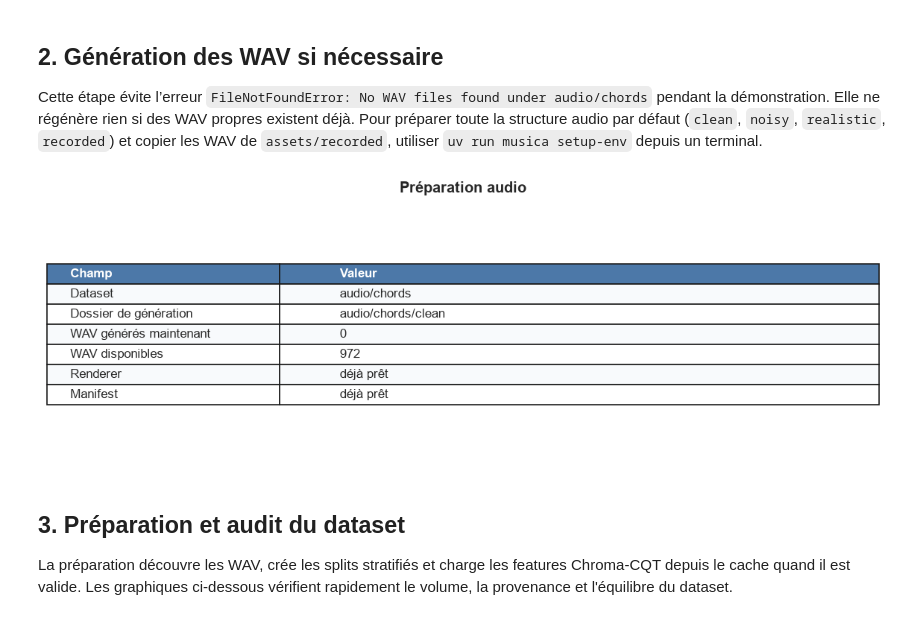
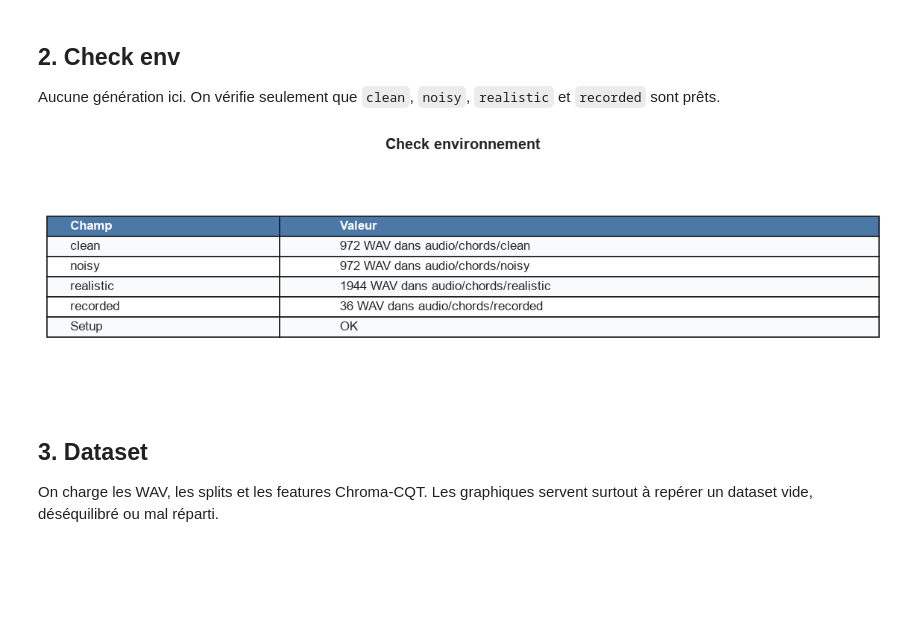
Before and after one commit to dev-gasy/musica, a Jupyter notebook: musica.ipynb, the cells around one changed output. Saved outputs shown, nothing was run; the diff lists cells and outputs as text; code cells hidden in the pictures; blank space fills up the shorter version.

```diff
--- a/musica.ipynb
+++ b/musica.ipynb
@@ -130,26 +90,77 @@ show_table(
 [figure]
 # %% [markdown]
-## 2. Génération des WAV si nécessaire
+## 2. Check env
 
-Cette étape évite l’erreur `FileNotFoundError: No WAV files found under audio/chords` pendant la démonstration. Elle ne régénère rien si des WAV propres existent déjà. Pour préparer toute la structure audio par défaut (`clean`, `noisy`, `realistic`, `recorded`) et copier les WAV de `assets/recorded`, utiliser `uv run musica setup-env` depuis un terminal.
+Aucune génération ici. On vérifie seulement que `clean`, `noisy`, `realistic` et `recorded` sont prêts.
 # %%
-audio_bootstrap = ensure_training_audio_dataset(config, PROJECT_ROOT)
+def wav_count(directory: Path) -> int:
+    return len(list(directory.rglob("*.wav"))) if directory.exists() else 0
+
+
+def relative(path: Path) -> Path:
+    return path.relative_to(PROJECT_ROOT) if path.is_relative_to(PROJECT_ROOT) else path
+
+
+noisy_output_dir = config.resolve_path(PROJECT_ROOT, config.noisy_output_dir)
+realistic_output_dir = config.resolve_path(PROJECT_ROOT, config.realistic_output_dir)
+recorded_dir = config.resolve_path(PROJECT_ROOT, config.recorded_audio_dir)
+recorded_source_dir = PROJECT_ROOT / "assets" / "recorded"
+
+audio_checks = {
+    "clean": clean_output_dir,
+    "noisy": noisy_output_dir,
+    "realistic": realistic_output_dir,
+    "recorded": recorded_dir,
+}
+audio_counts = {name: wav_count(directory) for name, directory in audio_checks.items()}
+recorded_source_files = (
+    {path.relative_to(recorded_source_dir) for path in recorded_source_dir.rglob("*.wav")}
+    if recorded_source_dir.exists()
+    else set()
+)
+recorded_target_files = (
+    {path.relative_to(recorded_dir) for path in recorded_dir.rglob("*.wav")}
+    if recorded_dir.exists()
+    else set()
+)
+missing_recorded_files = sorted(recorded_source_files - recorded_target_files)
+
+setup_issues = []
+for name in ("clean", "noisy", "realistic"):
+    if audio_counts[name] == 0:
+        setup_issues.append(f"Aucun WAV trouvé dans `{relative(audio_checks[name])}`.")
+if not recorded_dir.is_dir():
+    setup_issues.append(f"Le dossier `{relative(recorded_dir)}` est absent.")
+elif recorded_source_files and missing_recorded_files:
+    setup_issues.append(
+        f"{len(missing_recorded_files)} WAV de `assets/recorded` ne sont pas copiés "
+        f"dans `{relative(recorded_dir)}`."
+    )
+
+if setup_issues:
+    issues_markdown = "\n".join(f"- {issue}" for issue in setup_issues)
+    print("Setup à lancer")
+    print(issues_markdown)
+    print("\nDepuis la racine du projet :")
+    print("uv sync --extra dev")
+    print("uv run musica setup-env")
+    print("\nVoir README.md ou docs/SETUP.md.")
+    raise RuntimeError("Setup incomplet: lancer `uv run musica setup-env`.")
 
 show_table(
-    "Préparation audio",
+    "Check environnement",
     [
-        ("Dataset", audio_bootstrap.dataset_dir.relative_to(PROJECT_ROOT)),
-        ("Dossier de génération", audio_bootstrap.output_dir.relative_to(PROJECT_ROOT)),
-        ("WAV générés maintenant", audio_bootstrap.generated_count),
-        ("WAV disponibles", audio_bootstrap.wav_count),
-        ("Renderer", audio_bootstrap.renderer or "déjà prêt"),
-        ("Manifest", audio_bootstrap.manifest_path.relative_to(PROJECT_ROOT) if audio_bootstrap.manifest_path else "déjà prêt"),
+        ("clean", f"{audio_counts['clean']} WAV dans {relative(clean_output_dir)}"),
+        ("noisy", f"{audio_counts['noisy']} WAV dans {relative(noisy_output_dir)}"),
+        ("realistic", f"{audio_counts['realistic']} WAV dans {relative(realistic_output_dir)}"),
+        ("recorded", f"{audio_counts['recorded']} WAV dans {relative(recorded_dir)}"),
+        ("Setup", "OK"),
     ],
 )
 # %% [output]
-[figure, old version]
+[figure, new version]
 # %% [markdown]
-## 3. Préparation et audit du dataset
+## 3. Dataset
 
-La préparation découvre les WAV, crée les splits stratifiés et charge les features Chroma-CQT depuis le cache quand il est valide. Les graphiques ci-dessous vérifient rapidement le volume, la provenance et l'équilibre du dataset.
+On charge les WAV, les splits et les features Chroma-CQT. Les graphiques servent surtout à repérer un dataset vide, déséquilibré ou mal réparti.
 # %%
```
Also changed, not shown: parts of 25 cells of this notebook, 14 other files.
